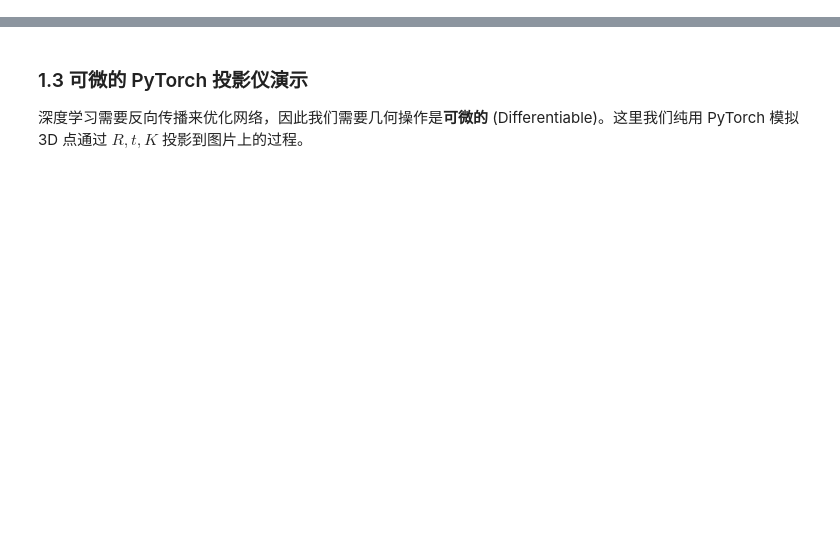
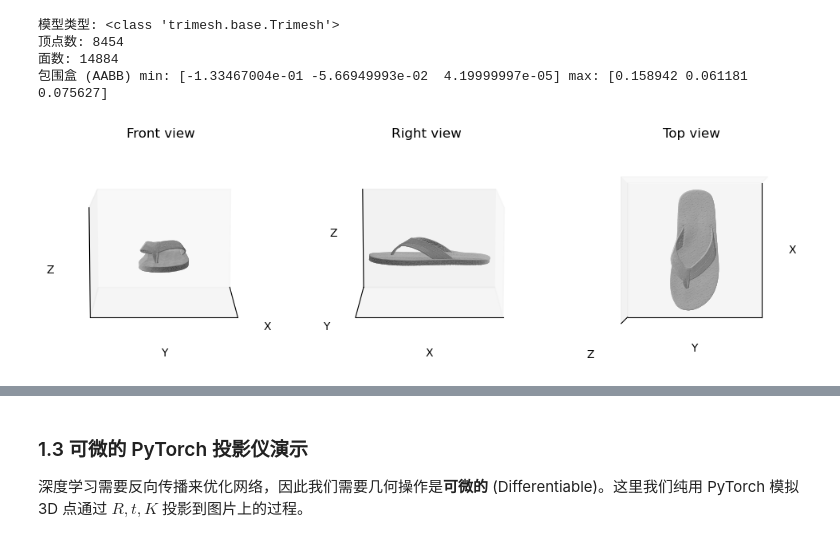
Before and after one commit to SII-mluyuan/deeplearning, a Jupyter notebook: class4/content.ipynb, the cells around one changed output, grey strips where cells are left out. Cells and saved outputs as stored; diff of their text form; code cells hidden in the pictures; blank space fills up the shorter version.

```diff
--- a/class4/content.ipynb
+++ b/class4/content.ipynb
@@ -10,0 +54,70 @@ warnings.filterwarnings("ignore")
+# %%
+# 1. 载入 GLB 模型并查看基本信息
+model_path = "./data/000074a334c541878360457c672b6c2e.glb"
+assert os.path.exists(model_path), f"模型路径不存在: {model_path}"
+
+loaded = trimesh.load(model_path)
+if isinstance(loaded, trimesh.Scene):
+    meshes = list(loaded.geometry.values())
+    mesh = trimesh.util.concatenate(meshes) if len(meshes) > 1 else meshes[0]
+else:
+    mesh = loaded
+
+print("模型类型:", type(mesh))
+print("顶点数:", len(mesh.vertices))
+print("面数:", len(mesh.faces))
+print("包围盒 (AABB) min:", mesh.bounds[0], "max:", mesh.bounds[1])
+# %% [output]
+模型类型: <class 'trimesh.base.Trimesh'>
+顶点数: 8454
+面数: 14884
+包围盒 (AABB) min: [-1.33467004e-01 -5.66949993e-02  4.19999997e-05] max: [0.158942 0.061181 0.075627]
+# %%
+bbox_min, bbox_max = mesh.bounds
+center = 0.5 * (bbox_min + bbox_max)
+scene_radius = np.linalg.norm(bbox_max - bbox_min)
+if scene_radius <= 0:
+    scene_radius = 1.0
+
+V, F = mesh.vertices, mesh.faces
+
+fig, axes = plt.subplots(1, 3, figsize=(10, 3), subplot_kw={"projection": "3d"})
+
+def set_equal_limits(ax):
+    # smaller r -> zoom in
+    r = scene_radius * 0.5
+    ax.set_xlim(center[0] - r, center[0] + r)
+    ax.set_ylim(center[1] - r, center[1] + r)
+    ax.set_zlim(center[2] - r, center[2] + r)
+    # clean up axes: fewer ticks, no grid
+    ax.grid(False)
+    ax.set_xticks([]); ax.set_yticks([]); ax.set_zticks([])
+
+# Front view: looking along -Z
+ax = axes[0]
+ax.plot_trisurf(V[:, 0], V[:, 1], V[:, 2], triangles=F, color="lightgray", alpha=0.95)
+set_equal_limits(ax)
+ax.view_init(elev=10, azim=0)
+ax.set_title("Front view")
+ax.set_xlabel("X"); ax.set_ylabel("Y"); ax.set_zlabel("Z")
+
+# Right view: looking along -X (rotate 90 deg around Y)
+ax = axes[1]
+ax.plot_trisurf(V[:, 0], V[:, 1], V[:, 2], triangles=F, color="lightgray", alpha=0.95)
+set_equal_limits(ax)
+ax.view_init(elev=10, azim=90)
+ax.set_title("Right view")
+ax.set_xlabel("X"); ax.set_ylabel("Y"); ax.set_zlabel("Z")
+
+# Top view: looking down from +Y
+ax = axes[2]
+ax.plot_trisurf(V[:, 0], V[:, 1], V[:, 2], triangles=F, color="lightgray", alpha=0.95)
+set_equal_limits(ax)
+ax.view_init(elev=90, azim=0)
+ax.set_title("Top view")
+ax.set_xlabel("X"); ax.set_ylabel("Y"); ax.set_zlabel("Z")
+
+plt.tight_layout(pad=0.3, w_pad=0.4)
+plt.show()
+# %% [output]
+[figure, added]
```
Also changed, not shown: parts of 6 cells of this notebook, 5 other files.
